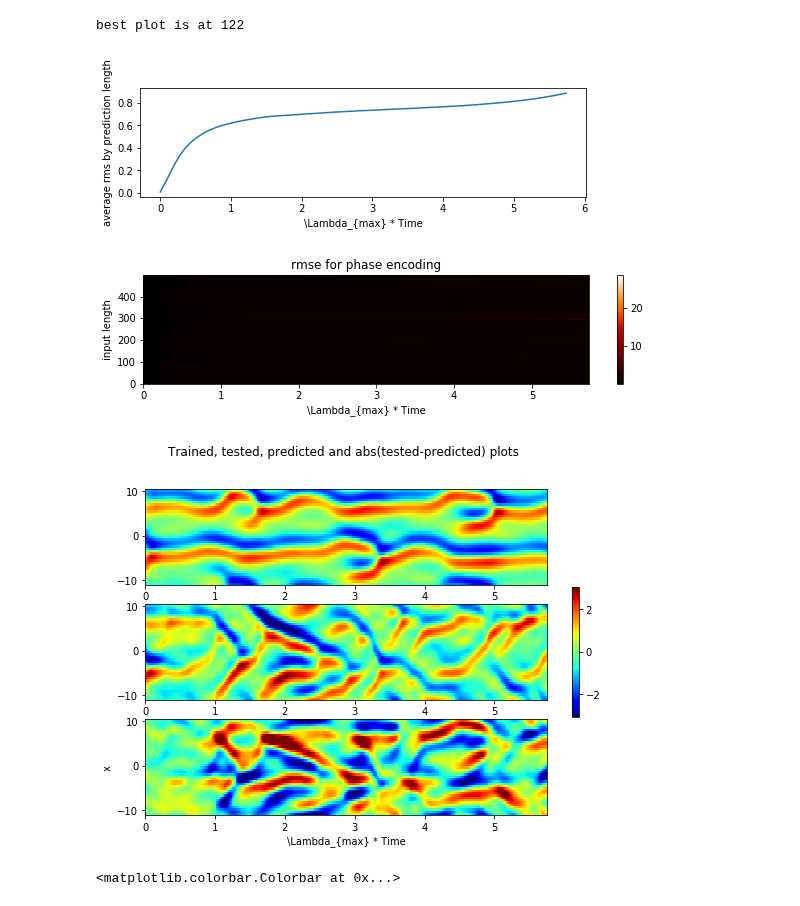
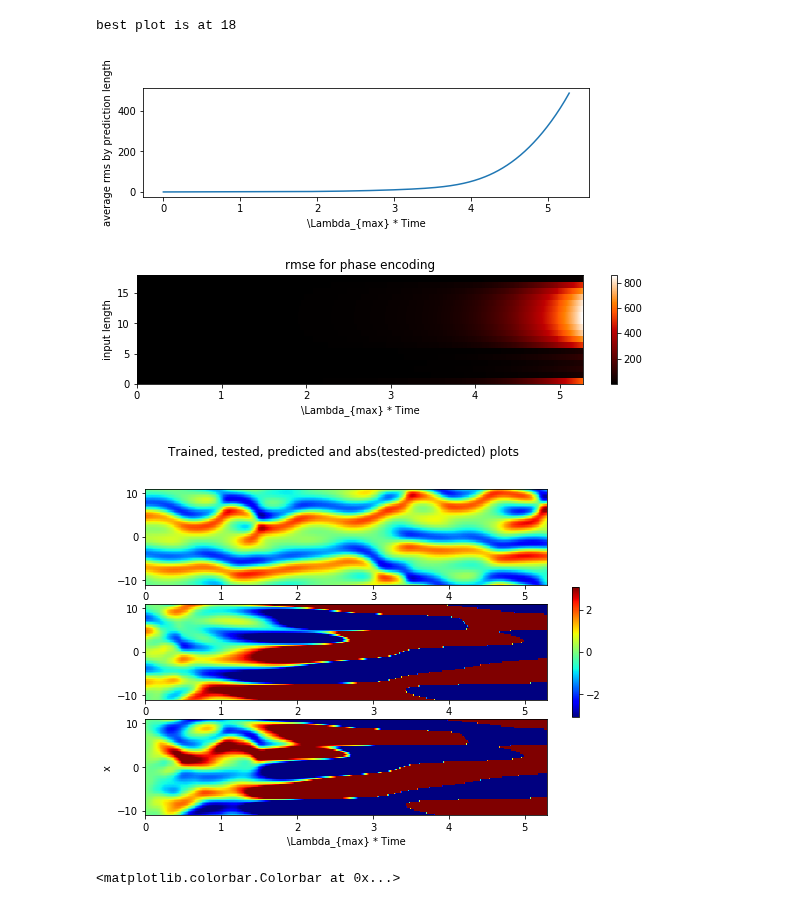
Before and after one commit to jon-dong/reservoir-computing-python, a Jupyter notebook: kuramoto_sivashinsky_phase_simulation.ipynb, the cells around one changed output. Cells and saved outputs as stored; diff of their text form; code cells hidden in the pictures.

```diff
--- a/kuramoto_sivashinsky_phase_simulation.ipynb
+++ b/kuramoto_sivashinsky_phase_simulation.ipynb
@@ -34,14 +34,13 @@ import matplotlib.pyplot as plt
 # %%
 # Input data
 n_sequence=1
-spatial_points = 42
-spatial_points_ = spatial_points
+spatial_points = 65
 lyap_exp = 0.0461
 n_train = 2000
 n_test = 1000
 forget = 100
 parallel_runs = 1
-ks_data_origin, xx_, tt = data1D.kuramoto_sivashinsky_matlab(sequence_length=n_train+n_test, n_sequence=n_sequence, spatial_points=spatial_points)
+ks_data_origin, xx_, tt = data1D.kuramoto_sivashinsky_from_dataset(sequence_length=n_train+n_test, n_sequence=n_sequence)
 # ks_data_origin=ks_data_origin+np.random.rand(ks_data_origin.shape[0],ks_data_origin.shape[1],ks_data_origin.shape[2])
 ks_data_train = ks_data_origin[:, :n_train, :]
 input_shape=ks_data_train.shape
@@ -91,13 +90,12 @@ ks_data_test = ks_data_origin[:, n_train:, :]
 # %%
+# testing data
+ks_data_test = ks_data_origin[:, n_train:, :]
+
 # Algorithm testing
-# b.forget = n_test - b.pred_horizon*b.rec_pred_steps - parallel
-# b.parallel_runs = parallel_runs
-pred_output, rmse, rmse_vec, rmse_vert = b.predict_and_score(ks_data_test, detailed_score=True,
-                                                  parallel=parallel)
-# print(pred_output[:4, :5])
-# print(rmse.shape)
+parallel=20
+b.forget = n_test - b.pred_horizon*b.rec_pred_steps - parallel
+pred_output, rmse, rmse_vec, rmse_vert = b.predict_and_score(ks_data_test, detailed_score=True)
 print(rmse_vec[:5])
-# print(rmse_vert[:5])
 # %% [output]
 Reservoir Computing algorithm - Testing phase:
 
@@ -125,5 +110,4 @@ KeyboardInterrupt:
 # %%
-b.forget = n_test - b.pred_horizon*b.rec_pred_steps - parallel
 total_pred = (rmse.shape[1])
 length_input = pred_output.shape[0] - total_pred
 time_input = range(rmse.shape[0])
@@ -146,7 +130,6 @@ im=plt.pcolormesh(time_pred[:], time_input[:], rmse[:,:], cmap='gist_heat')
 plt.colorbar(im)
 plt.show;
 
-spatial_points = spatial_points_
 xx = xx_
 n_input = np.argmin(np.sum(rmse[:,:100],axis=1)) # np.argmin(rmse_vert)
 # i=0
@@ -168,37 +151,37 @@ vmin = -vmax
 fig, axs = plt.subplots(3, 1, sharex=False, figsize=(9,6))
 plt.suptitle('Trained, tested, predicted and abs(tested-predicted) plots                       ')
 plt.ylabel('x')
 plt.xlabel('\Lambda_{max} * Time')
 # print(targetted_data.shape)
 # print(prediction.shape)
 # datum = [input_data, targetted_data, prediction, np.abs(targetted_data-prediction)]
 datum = [targetted_data, prediction, targetted_data-prediction]
 # print(datum[0].shape)
 # time = (tt[0:n_input+b.forget] if i==0 else tt[0:total_pred])*lyap_exp
 # xx_axs, time_axs = np.mgrid[xx, time]
 xx_axs = np.zeros((spatial_points, total_pred))
 time_axs = np.zeros((spatial_points, total_pred))
 for i in range(total_pred):
     xx_axs[:, i] = xx
 for i in range(spatial_points):
     time_axs[i, :] = (tt[n_input+b.forget:n_input+b.forget+total_pred]-tt[n_input+b.forget])*lyap_exp
 for i in range(3):
     # im=axs[i].pcolormesh(time, xx, datum[i].T, cmap='viridis', vmin=vmin, vmax=vmax)
     im=axs[i].pcolormesh(time_axs, xx_axs, datum[i].T, cmap=plt.get_cmap('jet'), vmin=vmin, vmax=vmax)
 fig.colorbar(im, ax=axs.ravel().tolist(), shrink=0.4)
 # plt.savefig('phase_SLM_kuramoto_pred.png', dpi=400)
 
 # plt.figure(3,figsize=(9,2.5))
 # im=plt.pcolormesh(time_axs, xx_axs, datum[2].T, cmap='gray')
 # plt.colorbar(im)
 # plt.savefig('DND_input_data.png')
 
 print('best plot is at '+str(np.argmin(rmse_vert)))
 # %% [output]
-best plot is at 122
+best plot is at 18
-[figure, old version]
+[figure, new version]
-[figure, old version]
+[figure, new version]
-[figure, old version]
+[figure, new version]
 # %%
 im=plt.pcolormesh(datum[0].T, cmap=plt.get_cmap('jet'))
 plt.colorbar(im)
```
Also changed, not shown: parts of 7 cells of this notebook, 7 other files.
